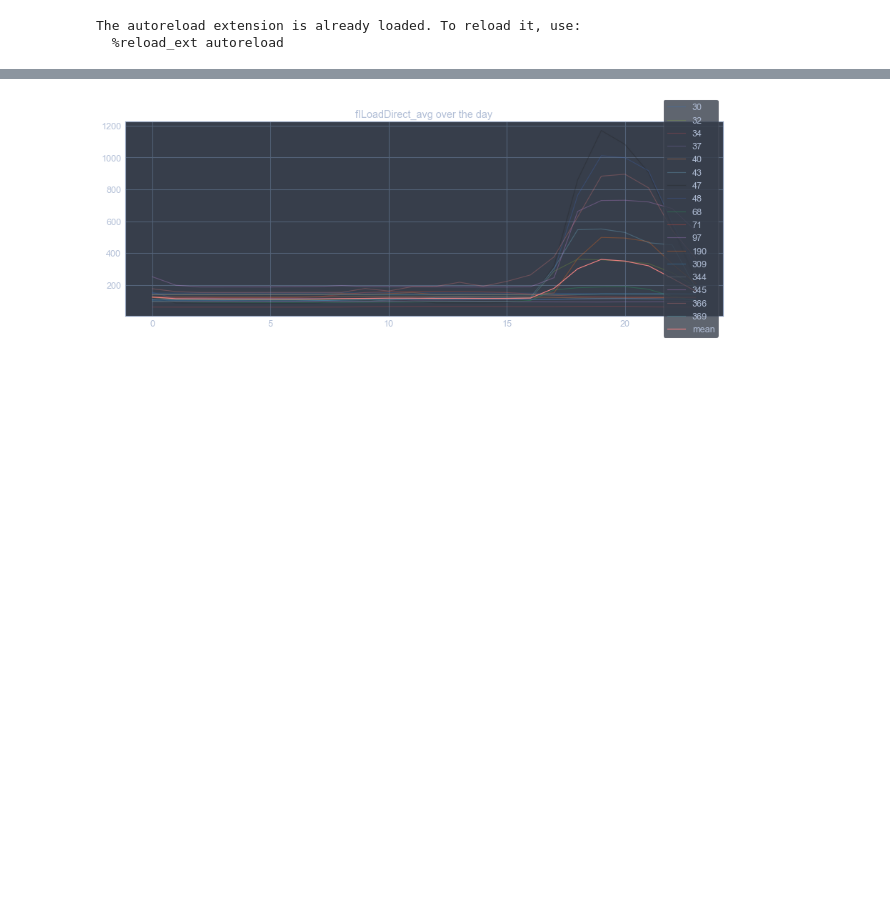
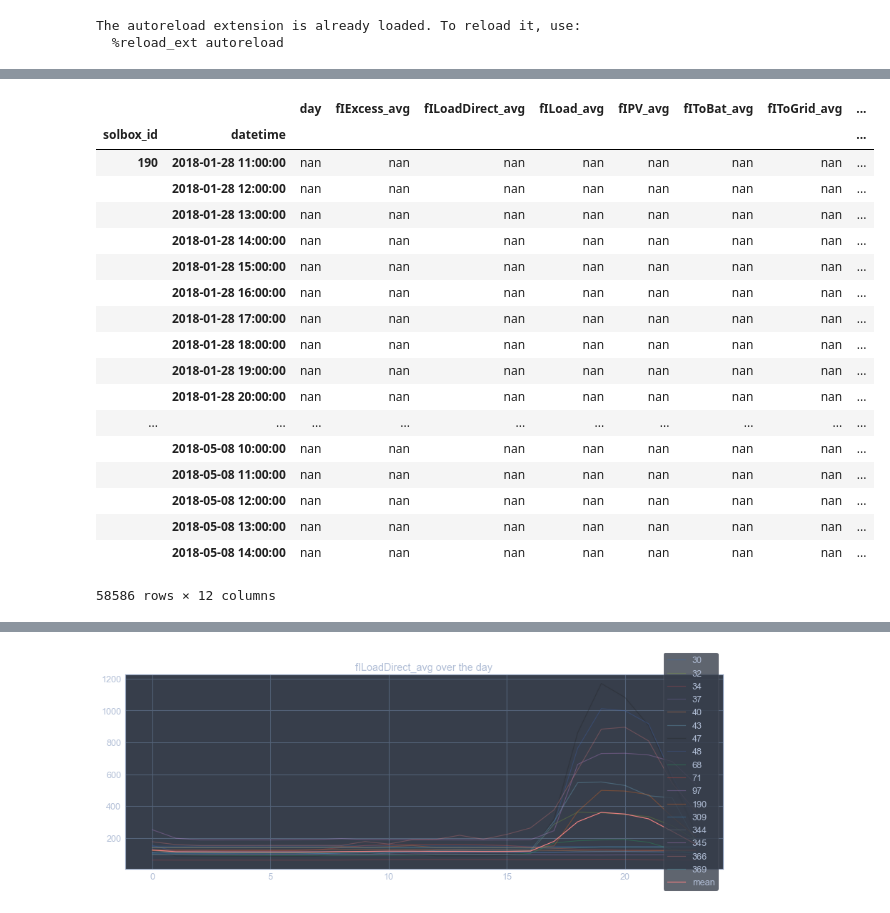
Before and after one commit to javiermas/smart-energy, a Jupyter notebook: notebooks/jma_00_dirty_stuff.ipynb, the cells around one changed output, grey strips where cells are left out. Cells and saved outputs as stored; diff of their text form; code cells hidden in the pictures; blank space fills up the shorter version.

```diff
--- a/notebooks/jma_00_dirty_stuff.ipynb
+++ b/notebooks/jma_00_dirty_stuff.ipynb
@@ -68,0 +282,22 @@ hourly_measurements.insert_many(data_hourly.reset_index().to_dict('records'))
+# %%
+hourly_data[(hourly_data.isnull()) & (~rolling_data.set_index(['solbox_id', 'datetime']).isnull())]
+# %% [output]
+|  |  | day | fIExcess_avg | fILoadDirect_avg | fILoad_avg | fIPV_avg | fIToBat_avg | fIToGrid_avg | ... |
+| solbox_id | datetime |  |  |  |  |  |  |  | ... |
+| 190 | 2018-01-28 11:00:00 | nan | nan | nan | nan | nan | nan | nan | ... |
+|  | 2018-01-28 12:00:00 | nan | nan | nan | nan | nan | nan | nan | ... |
+|  | 2018-01-28 13:00:00 | nan | nan | nan | nan | nan | nan | nan | ... |
+|  | 2018-01-28 14:00:00 | nan | nan | nan | nan | nan | nan | nan | ... |
+|  | 2018-01-28 15:00:00 | nan | nan | nan | nan | nan | nan | nan | ... |
+|  | 2018-01-28 16:00:00 | nan | nan | nan | nan | nan | nan | nan | ... |
+|  | 2018-01-28 17:00:00 | nan | nan | nan | nan | nan | nan | nan | ... |
+|  | 2018-01-28 18:00:00 | nan | nan | nan | nan | nan | nan | nan | ... |
+|  | 2018-01-28 19:00:00 | nan | nan | nan | nan | nan | nan | nan | ... |
+|  | 2018-01-28 20:00:00 | nan | nan | nan | nan | nan | nan | nan | ... |
+| ... | ... | ... | ... | ... | ... | ... | ... | ... | ... |
+|  | 2018-05-08 10:00:00 | nan | nan | nan | nan | nan | nan | nan | ... |
+|  | 2018-05-08 11:00:00 | nan | nan | nan | nan | nan | nan | nan | ... |
+|  | 2018-05-08 12:00:00 | nan | nan | nan | nan | nan | nan | nan | ... |
+|  | 2018-05-08 13:00:00 | nan | nan | nan | nan | nan | nan | nan | ... |
+|  | 2018-05-08 14:00:00 | nan | nan | nan | nan | nan | nan | nan | ... |
+58586 rows × 12 columns
```
Also changed, not shown: parts of 40 cells of this notebook.
